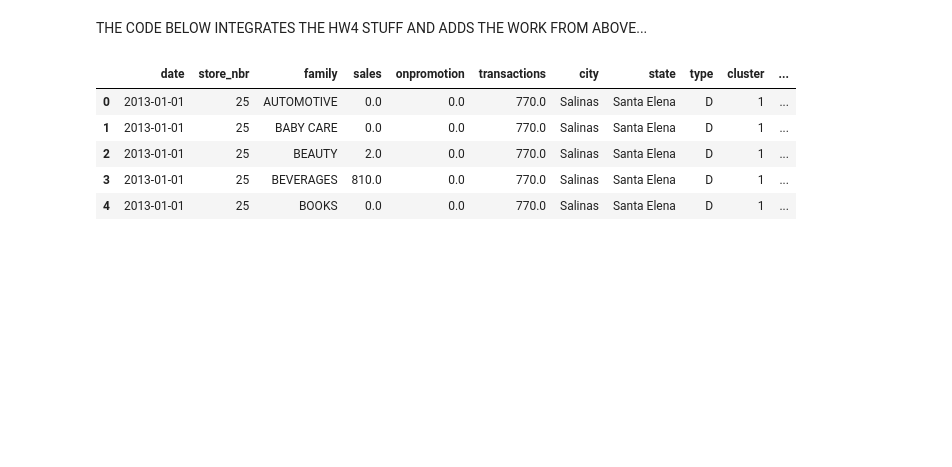
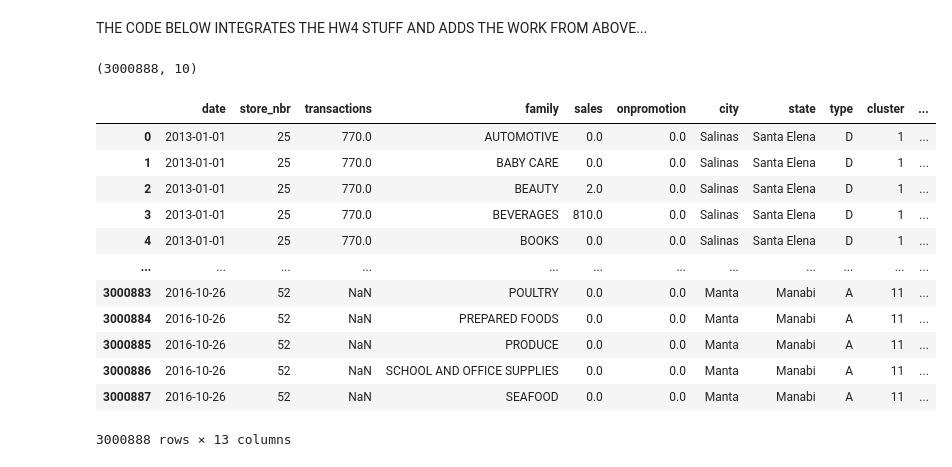
Before and after one commit to Jackdepac/CSCI-567-FinalProject, a Jupyter notebook: FeatureEngineering/feature_engineering.ipynb, the cells around one changed output. Cells and saved outputs as stored; diff of their text form; code cells hidden in the pictures; blank space fills up the shorter version.

```diff
--- a/FeatureEngineering/feature_engineering.ipynb
+++ b/FeatureEngineering/feature_engineering.ipynb
@@ -111,8 +111,9 @@ calendar['date'] = pd.date_range('2013-01-01', '2017-08-31')
 # TODO 2: replace each NaN in data_oil['ma_oil'] by the first non-null value before it.
 # Hint: check the documentation of .merge() and .fillna() methods of pandas.DataFrame
 ########################################################################################################################
-calendar = calendar.merge(data_oil, on='date')
-calendar.date = calendar.date.dt.to_period('D')
+cally = pd.merge(calendar, data_oil, how='outer', on='date' )
+calendar = cally.copy()
+# calendar = calendar.merge(data_oil, on='date')
 
 # calendar.head()
 
@@ -129,19 +130,24 @@ transactions = pd.read_csv(path + 'transactions.csv',
                           usecols=['store_nbr', 'date', 'transactions'],
                           dtype={'store_nbr': 'category', 'transactions': 'float32'},
                           parse_dates=['date'], infer_datetime_format=True)
-transactions.date = transactions.date.dt.to_period('D')
+# transactions.date = transactions.date.dt.to_period('D')
 # %%
 df_train = pd.read_csv(path + 'train.csv',
                        usecols=['store_nbr', 'family', 'date', 'sales', 'onpromotion'],
                        dtype={'store_nbr': 'category', 'family': 'category', 'sales': 'float32', 'onpromotion': 'float32'},
                        parse_dates=['date'], infer_datetime_format=True)
 
-df_train.date = df_train.date.dt.to_period('D')
+# df_train.date = df_train.date.dt.to_period('D')
 # df_train = temp.merge(transactions, on=['store_nbr','date'])
 # %%
-temp = df_train.merge(transactions, on =['store_nbr', 'date'])
+# temp = df_train.merge(transactions, on =['store_nbr', 'date'])
+temp = pd.merge(transactions, df_train, how='outer', on =['store_nbr', 'date'])
 # %%
 temp2 = temp.merge(stores_new, on='store_nbr')
+# %%
+temp2.shape
+# %% [output]
+(3000888, 10)
 # %%
 df_train = temp2.copy()
 # df_train = df_train.set_index(['store_nbr', 'family', 'date']).sort_index()
@@ -163,14 +169,21 @@ store1 = df_train.loc[df_train['store_nbr'] == '1']
 # ddf = df_train.set_index(['store_nbr', 'family', 'date']).sort_index()
 # %%
 testy = df_train.merge(calendar, on='date')
-testy.head()
+testy
 # %% [output]
-|  | date | store_nbr | family | sales | onpromotion | transactions | city | state | type | cluster | ... |
-| 0 | 2013-01-01 | 25 | AUTOMOTIVE | 0.0 | 0.0 | 770.0 | Salinas | Santa Elena | D | 1 | ... |
-| 1 | 2013-01-01 | 25 | BABY CARE | 0.0 | 0.0 | 770.0 | Salinas | Santa Elena | D | 1 | ... |
-| 2 | 2013-01-01 | 25 | BEAUTY | 2.0 | 0.0 | 770.0 | Salinas | Santa Elena | D | 1 | ... |
-| 3 | 2013-01-01 | 25 | BEVERAGES | 810.0 | 0.0 | 770.0 | Salinas | Santa Elena | D | 1 | ... |
-| 4 | 2013-01-01 | 25 | BOOKS | 0.0 | 0.0 | 770.0 | Salinas | Santa Elena | D | 1 | ... |
+|  | date | store_nbr | transactions | family | sales | onpromotion | city | state | type | cluster | ... |
+| 0 | 2013-01-01 | 25 | 770.0 | AUTOMOTIVE | 0.0 | 0.0 | Salinas | Santa Elena | D | 1 | ... |
+| 1 | 2013-01-01 | 25 | 770.0 | BABY CARE | 0.0 | 0.0 | Salinas | Santa Elena | D | 1 | ... |
+| 2 | 2013-01-01 | 25 | 770.0 | BEAUTY | 2.0 | 0.0 | Salinas | Santa Elena | D | 1 | ... |
+| 3 | 2013-01-01 | 25 | 770.0 | BEVERAGES | 810.0 | 0.0 | Salinas | Santa Elena | D | 1 | ... |
+| 4 | 2013-01-01 | 25 | 770.0 | BOOKS | 0.0 | 0.0 | Salinas | Santa Elena | D | 1 | ... |
+| ... | ... | ... | ... | ... | ... | ... | ... | ... | ... | ... | ... |
+| 3000883 | 2016-10-26 | 52 | NaN | POULTRY | 0.0 | 0.0 | Manta | Manabi | A | 11 | ... |
+| 3000884 | 2016-10-26 | 52 | NaN | PREPARED FOODS | 0.0 | 0.0 | Manta | Manabi | A | 11 | ... |
+| 3000885 | 2016-10-26 | 52 | NaN | PRODUCE | 0.0 | 0.0 | Manta | Manabi | A | 11 | ... |
+| 3000886 | 2016-10-26 | 52 | NaN | SCHOOL AND OFFICE SUPPLIES | 0.0 | 0.0 | Manta | Manabi | A | 11 | ... |
+| 3000887 | 2016-10-26 | 52 | NaN | SEAFOOD | 0.0 | 0.0 | Manta | Manabi | A | 11 | ... |
+3000888 rows × 13 columns
 # %%
 # data = pd.read_csv('inputs/train.csv', index_col='id')
 # data['date'] = pd.to_datetime(data['date'])
```
Also changed, not shown: parts of 13 cells of this notebook.
